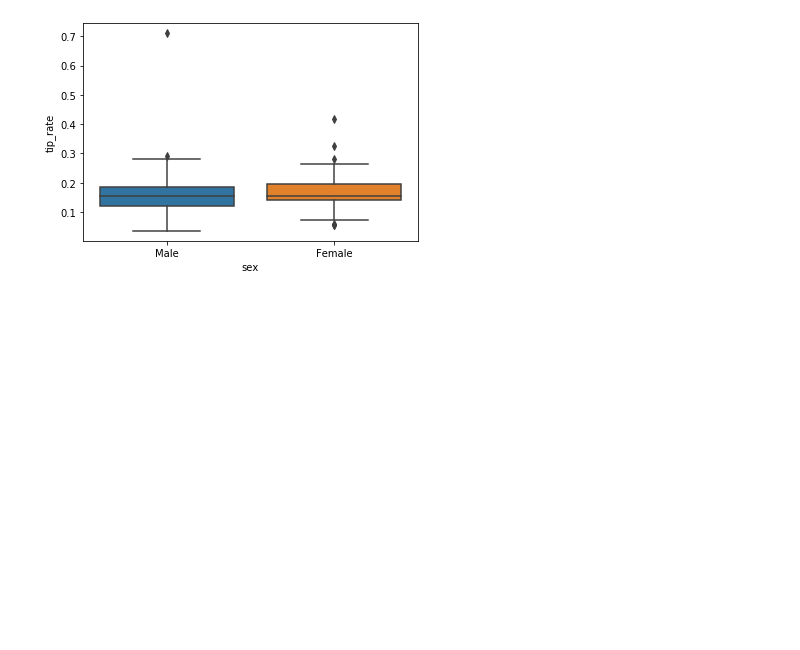
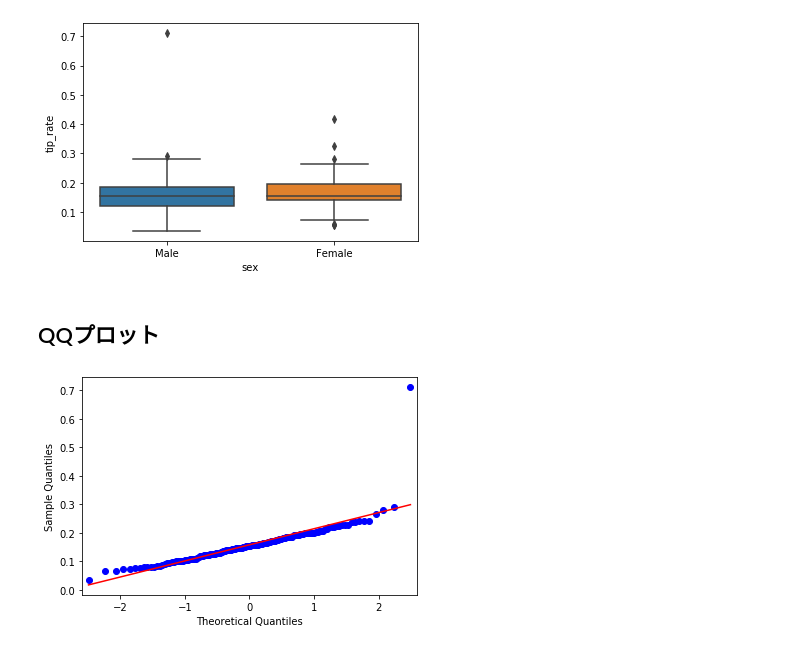
Before and after one commit to fellaini25/kame-python-statistics, a Jupyter notebook: basic-statistics.ipynb, the cells around one changed output. Drawn from its saved outputs; the diff is of its cells as text; code cells hidden in the pictures; blank space fills up the shorter version.

```diff
--- a/basic-statistics.ipynb
+++ b/basic-statistics.ipynb
@@ -845,3 +846,12 @@ sns.boxplot(data=df, x="sex", y="tip_rate")
 # %% [output]
 <matplotlib.axes._subplots.AxesSubplot at 0x...>
 [figure]
+# %% [markdown]
+## QQプロット
+# %%
+male_tip_rate = df[df["sex"] == "Male"]["tip_rate"]
+female_tip_rate = df[df["sex"] == "Female"]["tip_rate"]
+# %%
+fig = qqplot(male_tip_rate, line="r")
+# %% [output]
+[figure, added]
```
Also changed, not shown: parts of 14 cells of this notebook.
